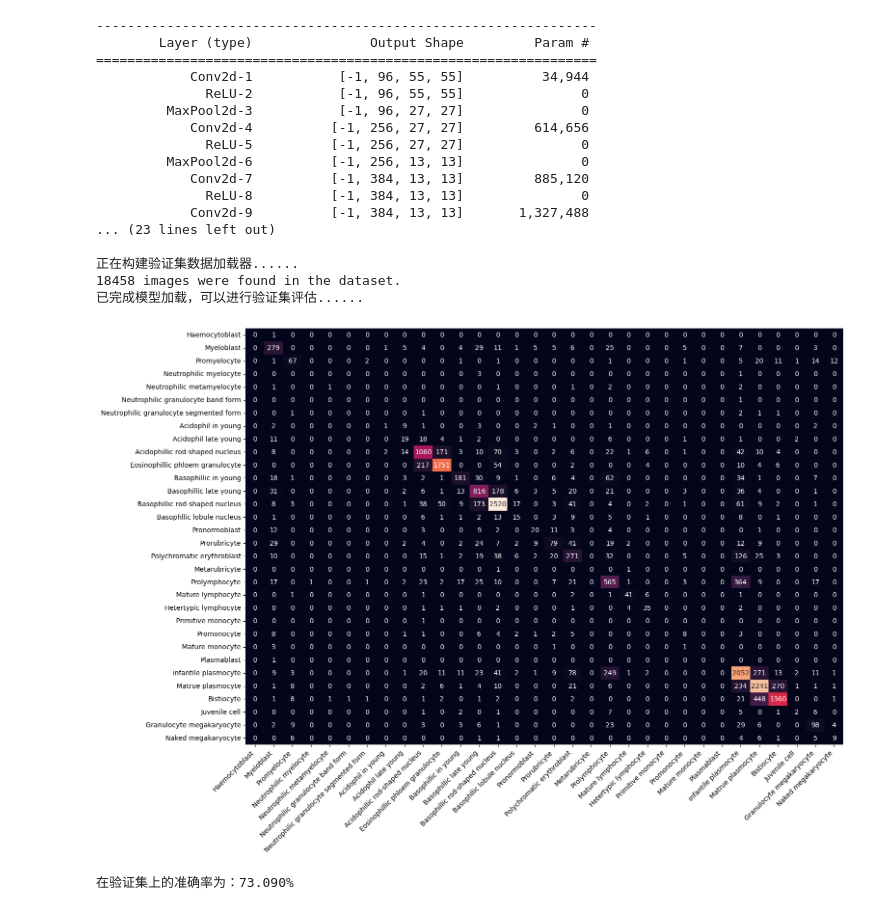
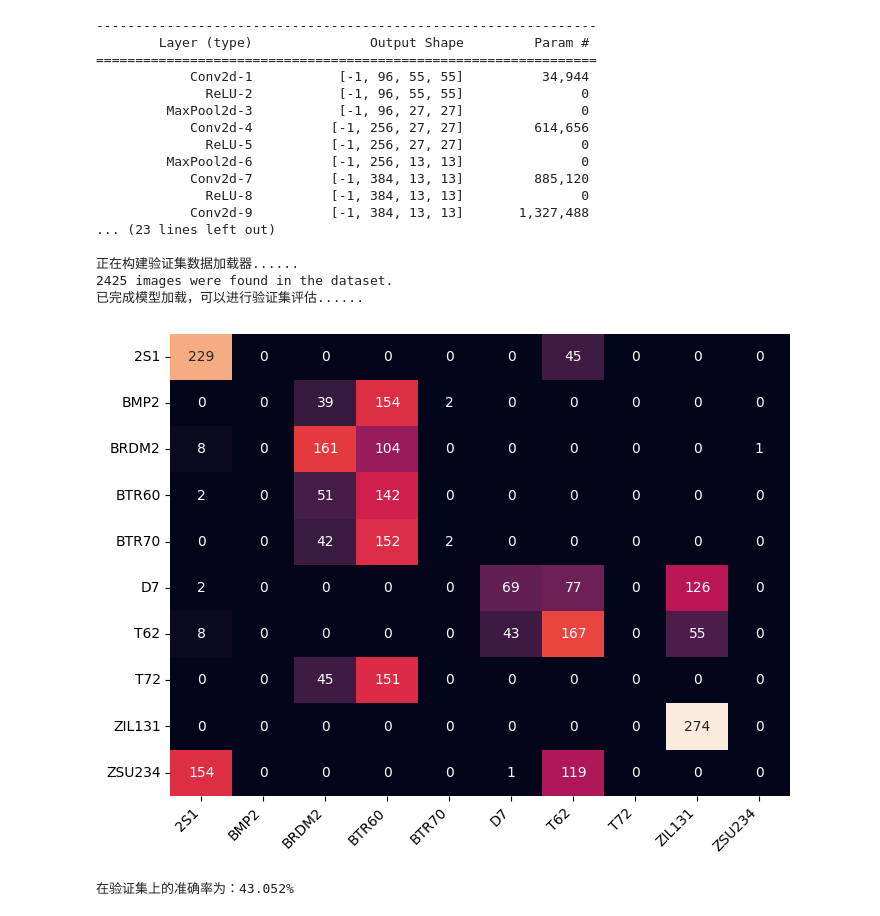
Before and after one commit to FanYu-Su/SCKansformer, a Jupyter notebook: notebook/testing.ipynb, the cells around one changed output. Saved outputs shown, nothing was run; the diff lists cells and outputs as text; code cells hidden in the pictures.

```diff
--- a/notebook/testing.ipynb
+++ b/notebook/testing.ipynb
@@ -25,16 +25,17 @@ import torch
 from torchvision import transforms
 import os
 
-input_model_path = "kan_grid_size8_spline_order5"  # 训练好的模型权重文件路径,如果文件路径变更，可以在这里修改
+# 以下是需要手动修改的参数，请注意每次使用的使用进行修改
+input_model_path = "MSTAR_soc"  # 训练好的模型权重文件路径,如果文件路径变更，可以在这里修改
 parallel = False  # 特别注意：是否使用多GPU进行验证，如果使用单GPU，可以改成False
-model_name = "kansformer_kan"  # 模型名称，可以根据需要更改为其他模型，比如kansformer_tiny等
-
-# 数据在项目文件夹 data/BM_data 下（相对于 notebook 的上级目录）
-data_path = os.path.abspath(os.path.join("..", "data", "BM_data"))
-num_class = 32 # 分类个数，因为这里官方给的数据的分类（共计40类），然而其中部分为0数据，故而这里就只需要分32个类
+data_name = 'target_name_soc' # 使用什么数据集进行验证，这里是MSTAR_soc数据集；
+model_name = "kansformer1"  # 模型名称，可以根据需要更改为其他模型，比如kansformer_tiny等
+data_path = os.path.abspath(os.path.join("..", "data", "MSTAR_soc"))  # 这里需要按照实际使用修改data的路径，数据在项目文件夹 data 下（相对于 notebook 的上级目录）；
+num_class = 10 # 分类个数，因为这里官方给的数据的分类（共计40类），然而其中部分为0数据，故而这里就只需要分32个类
 device = torch.device("cuda:1" if torch.cuda.is_available() else "cpu") # 指定使用的GPU编号，可以自己改成0或其他
 tensorboard_log_dir = os.path.join("../results/tensorboard",input_model_path) # tensorboard日志文件保存路径
 model_path = os.path.join("../results/weights", input_model_path, "kansformer_flower.pth")  # 训练好的模型权重文件路径,如果文件路径变更，可以在这里修改
+# 以上是需要手动修改的参数部分
 
 print(f"调用的数据集路径：{data_path}\n模型权重文件路径：{model_path}\n")
 
@@ -77,7 +78,7 @@ print("已完成模型加载，可以进行验证集评估......")
 ... (23 lines left out)
 
 正在构建验证集数据加载器......
-18458 images were found in the dataset.
+2425 images were found in the dataset.
 已完成模型加载，可以进行验证集评估......
 # %%
 # val_acc = train_engin.evaluate(model,val_loader,device) # 使用系统自带的准确率评估函数进行评估
@@ -101,22 +102,23 @@ all_labels = torch.cat(all_labels).numpy()
 # %%
 cm = confusion_matrix(all_labels, all_preds)
 sns.reset_defaults()
 n = cm.shape[0]
 plt.gcf().set_size_inches(max(8, n*0.5), max(6, n*0.35)) # plt.gcf() 获取当前的 figure 对象，set_size_inches 设置图像大小，然后就是长、宽大小，这里用了max函数，最小8，最大依照数据数量输出
-ax = sns.heatmap(cm, annot=True, fmt="d", cbar=False, xticklabels=dataload_five_flower.data_name_dic,yticklabels=dataload_five_flower.data_name_dic)
+ax = sns.heatmap(cm, annot=True, fmt="d", cbar=False, xticklabels=dataload_five_flower.__dict__[data_name],
+                     yticklabels=dataload_five_flower.__dict__[data_name])
 # heatmap 绘制热力图,数据选用cm即前面的confusion_matrix,annot=True表示在每个单元格上显示数据，fmt="d"表示数据格式为整数，cbar=False表示不显示热力图的颜色条，xticklabels和yticklabels分别设置x轴和y轴的标签
 
 plt.setp(ax.get_xticklabels(), rotation=45, ha="right")
 
 plt.show()
 
 sample_num = len(all_labels)
 correct_num = np.sum(all_labels == all_preds)
 accuracy = correct_num / sample_num * 100
 print(f"在验证集上的准确率为：{accuracy:.3f}%")
 # %% [output]
-[figure, old version]
+[figure, new version]
-在验证集上的准确率为：73.090%
+在验证集上的准确率为：43.052%
 # %%
 from sklearn.metrics import recall_score, classification_report
 import numpy as np
```
Also changed, not shown: parts of 3 cells of this notebook, 3 other files.
